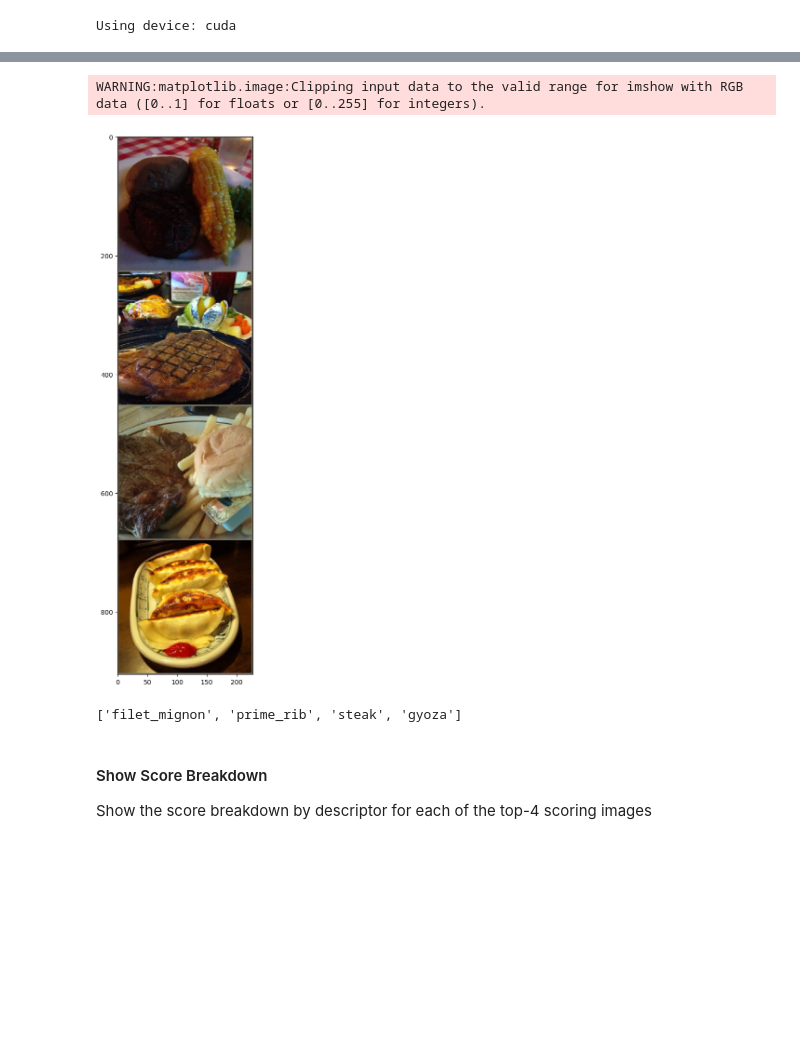
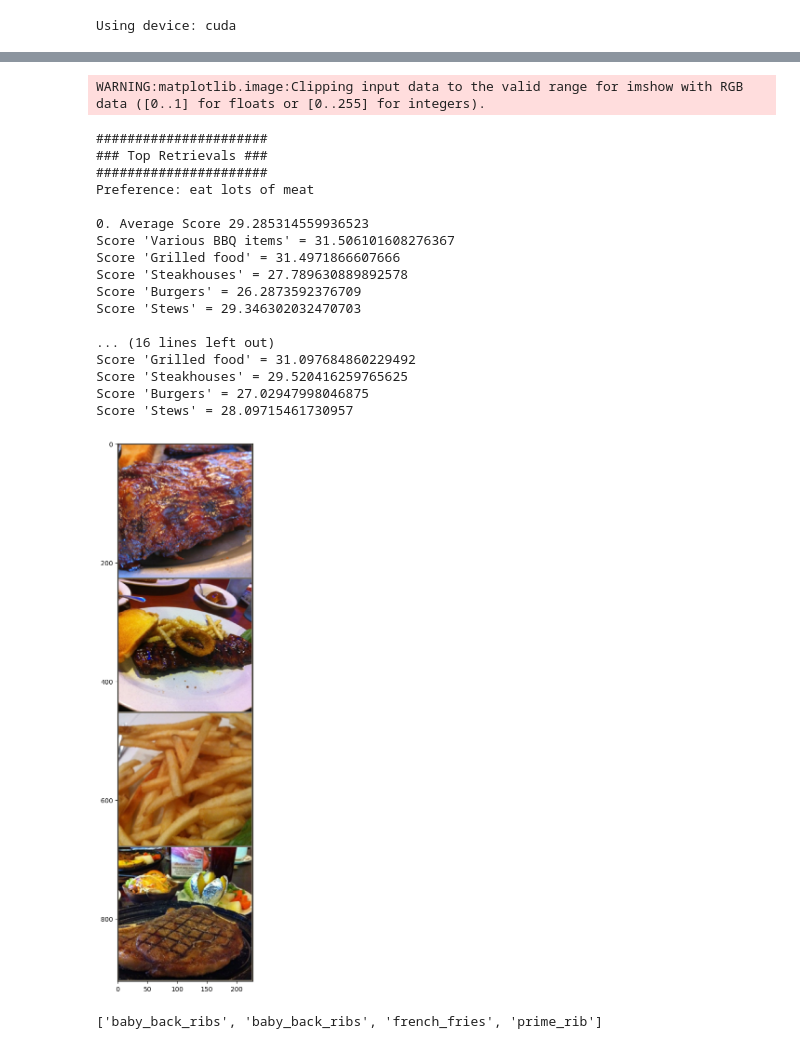
Before and after one commit to N-G-Asker/TasteRank, a Jupyter notebook: TasteRank.ipynb, the cells around one changed output, grey strips where cells are left out. Drawn from its saved outputs; the diff is of its cells as text; code cells hidden in the pictures; blank space fills up the shorter version.

```diff
--- a/TasteRank.ipynb
+++ b/TasteRank.ipynb
@@ -498,23 +372,57 @@ Successfully saved results to JSON file 'ALL_2_results_2024-05-05_21-16-05.json'
 # %%
-from run_experiment import id_to_class_map
+from run_experiment import load_preferences, load_responses, id_to_class_map
+
+experiment_output = load_responses("ALL_264_results_2024-05-10_06-00-07.json")
+
+# Pick the test of interest by going through the results output json
+test_id = 193 # set to the test of interest, consulting the ALL results JSON file to get the ID
+
+test_details = experiment_output["Details by Test"][test_id - 1]
+
+print("######################")
+print("### Top Retrievals ###")
+print("######################")
+print(f"Preference: {test_details['preference']}")
+
+descriptors = test_details["descriptors"]
+our_top_k_info = test_details["top_4_ours"]
 
 images_all = []
 labels_all = []
 
-for sample_at, score in our_top_4_info:
-    images, labels, idx = testloader_with_idxs.dataset[sample_at]
+for i, top_scorer in enumerate(our_top_k_info):
+    sample_at = top_scorer["img_idx"]
+    images, labels, idx = testloader.dataset[sample_at]
 
     images_all.append(images)
     labels_all.append(labels)
+
+    print(f"\n{i}. Average Score", top_scorer["avg_score"])
+    for j, attr in enumerate(descriptors):
+        print(f"Score \'{descriptors[j]}\' = {top_scorer['scores_by_descriptor'][j]}")
 
 # show images
 plt.rcParams["figure.figsize"] = (20,15)
 imshow(torchvision.utils.make_grid(images_all, 1))
 print([id_to_class_map[label] for label in labels_all])
 # %% [output]
 WARNING:matplotlib.image:Clipping input data to the valid range for imshow with RGB data ([0..1] for floats or [0..255] for integers).
+######################
+### Top Retrievals ###
+######################
+Preference: eat lots of meat
+
+0. Average Score 29.285314559936523
+Score 'Various BBQ items' = 31.506101608276367
+Score 'Grilled food' = 31.4971866607666
+Score 'Steakhouses' = 27.789630889892578
+Score 'Burgers' = 26.2873592376709
+Score 'Stews' = 29.346302032470703
+
+... (16 lines left out)
+Score 'Grilled food' = 31.097684860229492
+Score 'Steakhouses' = 29.520416259765625
+Score 'Burgers' = 27.02947998046875
+Score 'Stews' = 28.09715461730957
-[figure, old version]
+[figure, new version]
-['filet_mignon', 'prime_rib', 'steak', 'gyoza']
+['baby_back_ribs', 'baby_back_ribs', 'french_fries', 'prime_rib']
-# %% [markdown]
-#### Show Score Breakdown
-Show the score breakdown by descriptor for each of the top-4 scoring images
```
Also changed, not shown: parts of 26 cells of this notebook.
